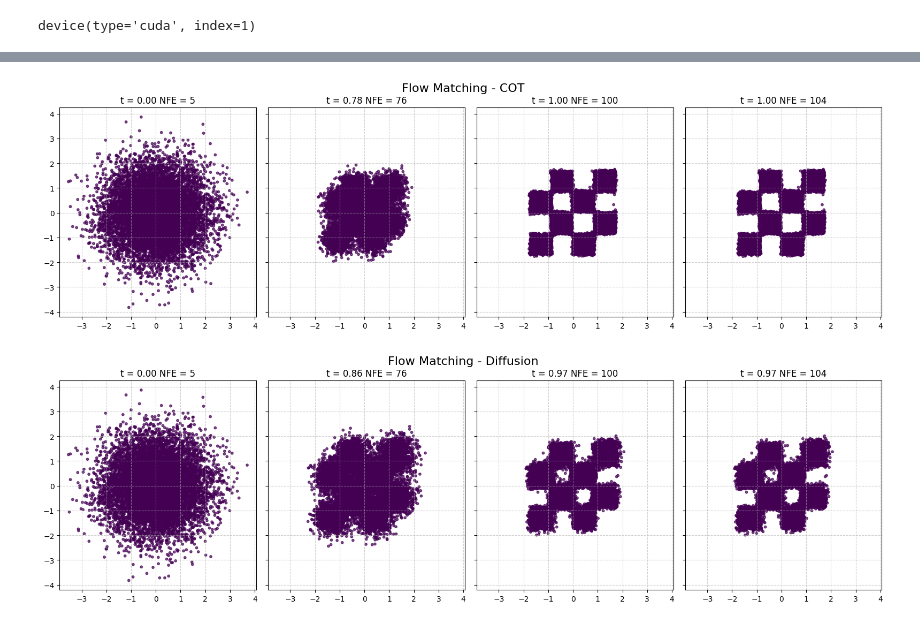
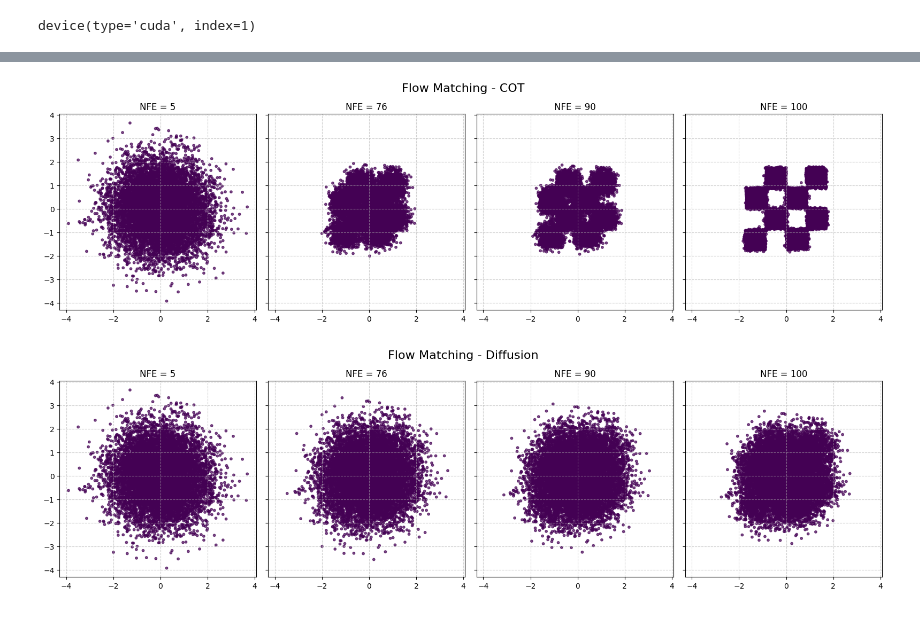
Before and after one commit to tarcisiobueno/flow-matching, a Jupyter notebook: 03-experiments.ipynb, the cells around one changed output, grey strips where cells are left out. Drawn from its saved outputs; the diff is of its cells as text; code cells hidden in the pictures.

```diff
--- a/03-experiments.ipynb
+++ b/03-experiments.ipynb
@@ -391,7 +87,7 @@ sampler_diff.plot_flow_time_targets([0.1, 0.5, 0.7, 0.9, 0.95, 0.98, 1-1e-5], ti
 # %%
-nfe_targets = [5, 76, 100, 104]
+nfe_targets = [5, 76, 90, 100]
 sampler_ot.plot_flow_nfe_targets(nfe_targets, title="Flow Matching - COT", title_y="0.78")
 sampler_diff.plot_flow_nfe_targets(nfe_targets, title="Flow Matching - Diffusion", title_y="0.78")
 # %% [output]
-[figure, old version]
+[figure, new version]
-[figure, old version]
+[figure, new version]
```
Also changed, not shown: parts of 19 cells of this notebook, 2 other files.
